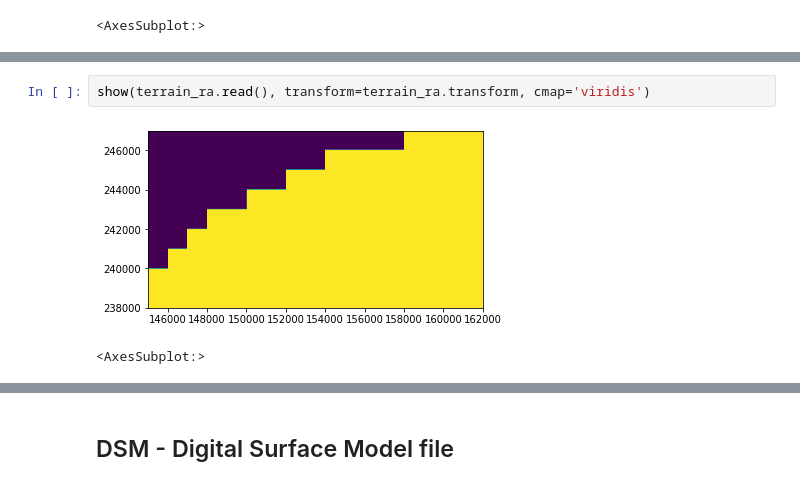
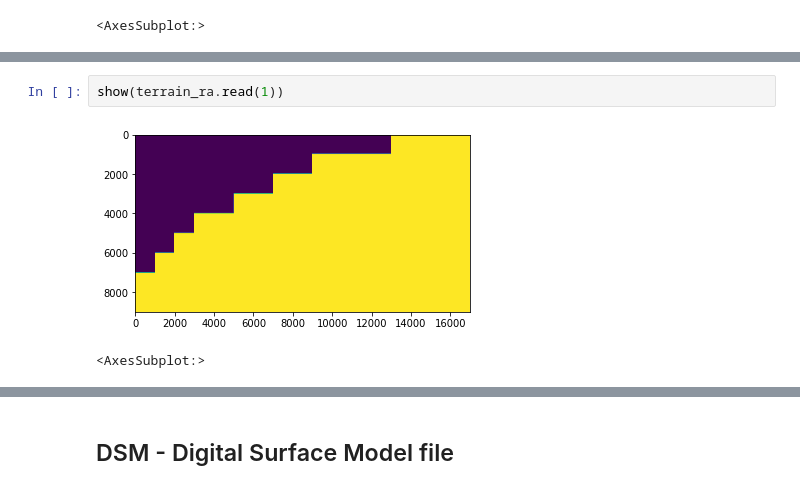
Before and after one commit to kpranke/3D_houses, a Jupyter notebook: 3D Houses.ipynb, the cells around one changed output, grey strips where cells are left out. Cells and saved outputs as stored; diff of their text form.

```diff
--- a/3D Houses.ipynb
+++ b/3D Houses.ipynb
@@ -210,5 +208,5 @@ pyplot.show()
-# %%
-show(terrain_ra.read(), transform=terrain_ra.transform, cmap='viridis')
-# %% [output]
-[figure, removed]
-<AxesSubplot:>
+# %%
+show(terrain_ra.read(1))
+# %% [output]
+[figure, added]
+<AxesSubplot:>
```
Also changed, not shown: parts of 27 cells of this notebook.
